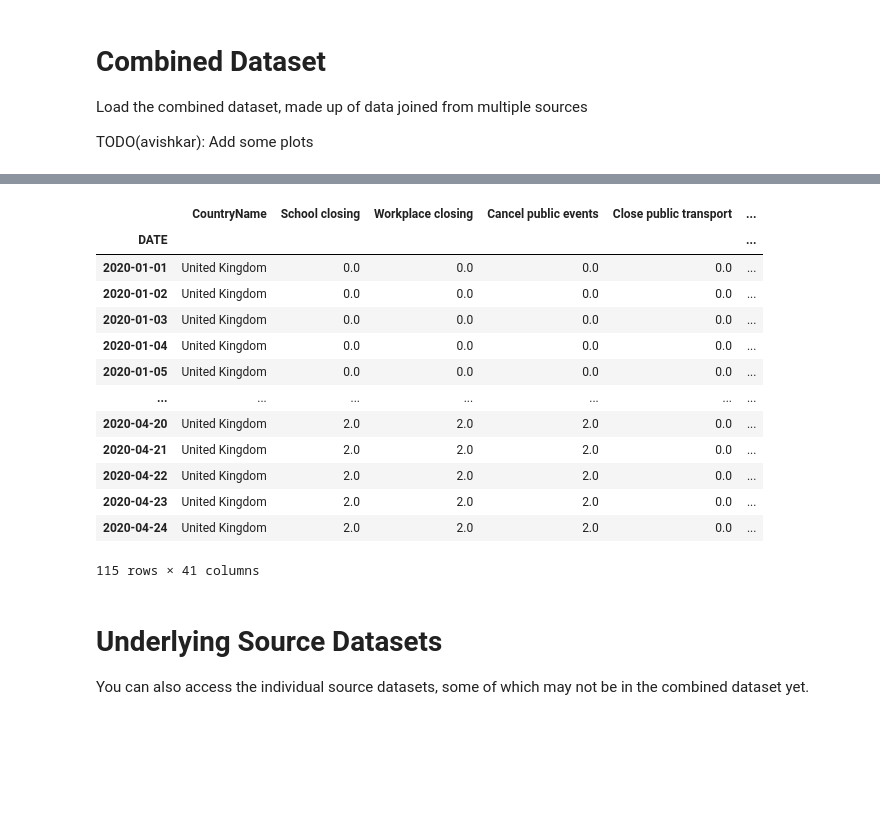
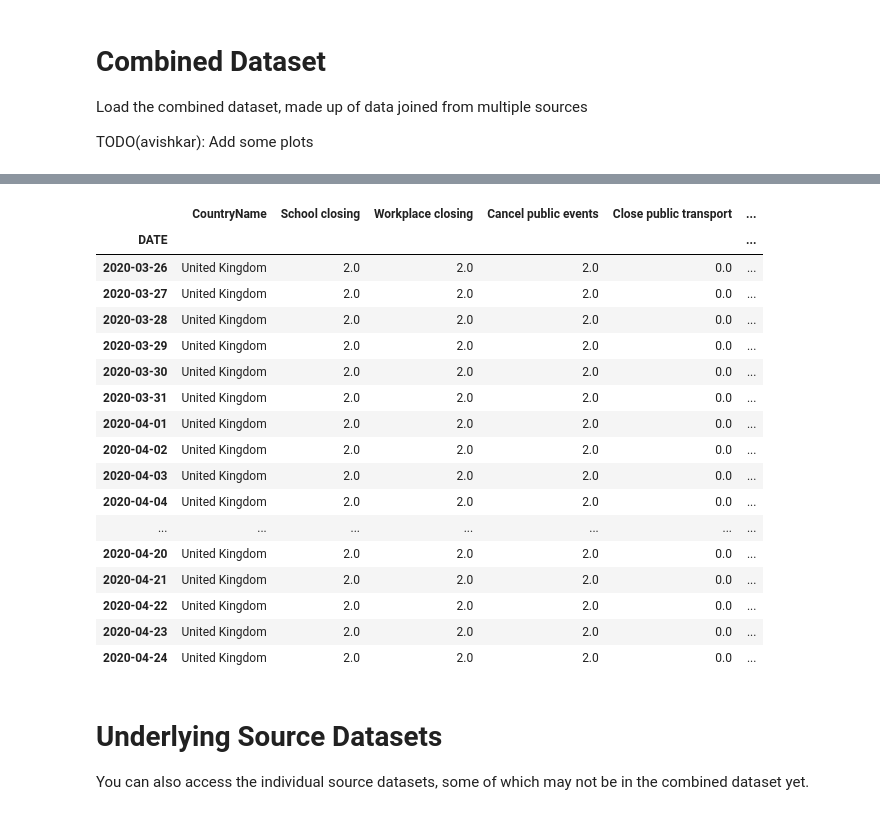
Before and after one commit to rs-delve/covid19_datasets, a Jupyter notebook: usage_example.ipynb, the cells around one changed output, grey strips where cells are left out. Drawn from its saved outputs; the diff is of its cells as text; code cells hidden in the pictures; blank space fills up the shorter version.

```diff
--- a/usage_example.ipynb
+++ b/usage_example.ipynb
@@ -56,22 +59,26 @@ INFO:covid19_datasets.our_world_in_data:Loading dataset from https://github.com/
 INFO:covid19_datasets.world_bank:Loading dataset
 # %%
-#@title View UK Data
-combined.get_data().loc['GBR']
+#@title View UK Data for last 30 days
+combined.get_data().loc['GBR'].tail(30)
 # %% [output]
 |  | CountryName | School closing | Workplace closing | Cancel public events | Close public transport | ... |
 | DATE |  |  |  |  |  | ... |
-| 2020-01-01 | United Kingdom | 0.0 | 0.0 | 0.0 | 0.0 | ... |
-| 2020-01-02 | United Kingdom | 0.0 | 0.0 | 0.0 | 0.0 | ... |
-| 2020-01-03 | United Kingdom | 0.0 | 0.0 | 0.0 | 0.0 | ... |
-| 2020-01-04 | United Kingdom | 0.0 | 0.0 | 0.0 | 0.0 | ... |
-| 2020-01-05 | United Kingdom | 0.0 | 0.0 | 0.0 | 0.0 | ... |
+| 2020-03-26 | United Kingdom | 2.0 | 2.0 | 2.0 | 0.0 | ... |
+| 2020-03-27 | United Kingdom | 2.0 | 2.0 | 2.0 | 0.0 | ... |
+| 2020-03-28 | United Kingdom | 2.0 | 2.0 | 2.0 | 0.0 | ... |
+| 2020-03-29 | United Kingdom | 2.0 | 2.0 | 2.0 | 0.0 | ... |
+| 2020-03-30 | United Kingdom | 2.0 | 2.0 | 2.0 | 0.0 | ... |
+| 2020-03-31 | United Kingdom | 2.0 | 2.0 | 2.0 | 0.0 | ... |
+| 2020-04-01 | United Kingdom | 2.0 | 2.0 | 2.0 | 0.0 | ... |
+| 2020-04-02 | United Kingdom | 2.0 | 2.0 | 2.0 | 0.0 | ... |
+| 2020-04-03 | United Kingdom | 2.0 | 2.0 | 2.0 | 0.0 | ... |
+| 2020-04-04 | United Kingdom | 2.0 | 2.0 | 2.0 | 0.0 | ... |
 | ... | ... | ... | ... | ... | ... | ... |
 | 2020-04-20 | United Kingdom | 2.0 | 2.0 | 2.0 | 0.0 | ... |
 | 2020-04-21 | United Kingdom | 2.0 | 2.0 | 2.0 | 0.0 | ... |
 | 2020-04-22 | United Kingdom | 2.0 | 2.0 | 2.0 | 0.0 | ... |
 | 2020-04-23 | United Kingdom | 2.0 | 2.0 | 2.0 | 0.0 | ... |
 | 2020-04-24 | United Kingdom | 2.0 | 2.0 | 2.0 | 0.0 | ... |
-115 rows × 41 columns
 # %% [markdown]
 # Underlying Source Datasets
 You can also access the individual source datasets, some of which may not be in the combined dataset yet.
```
Also changed, not shown: parts of 11 cells of this notebook.
